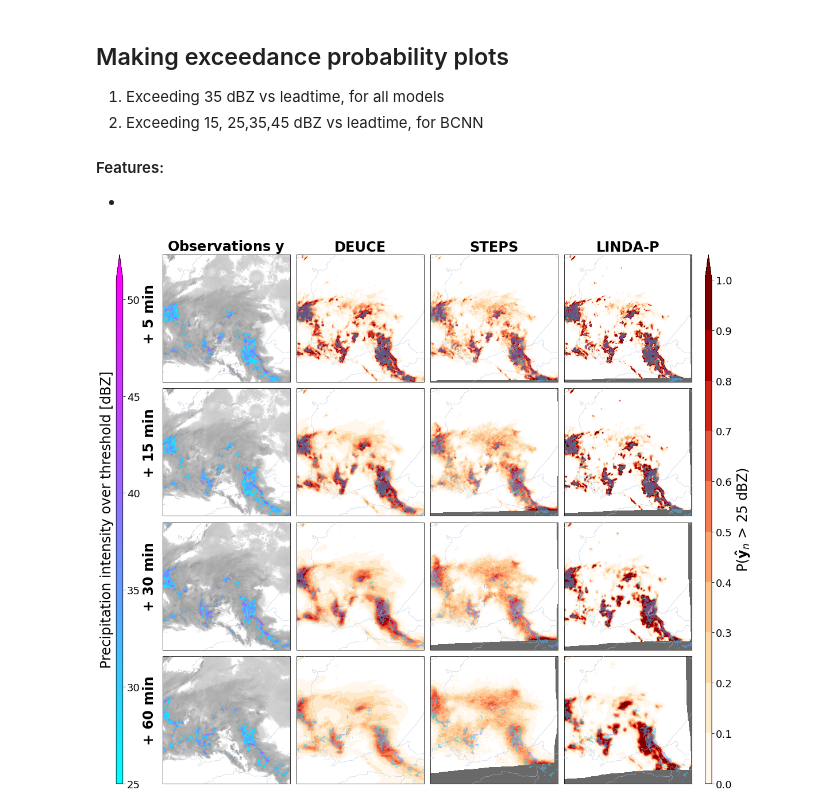
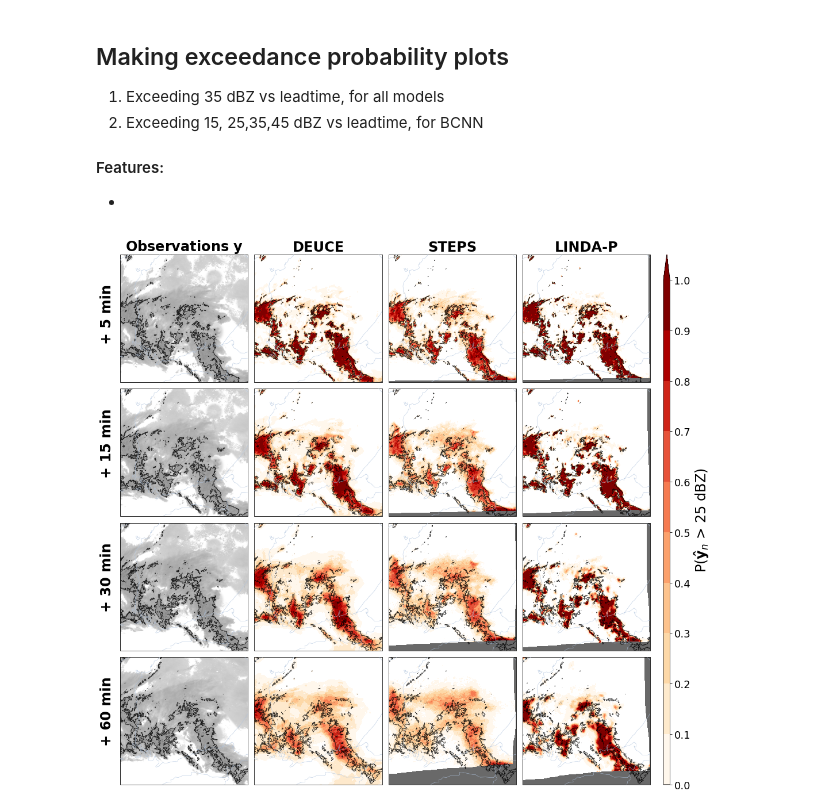
Before and after one commit to fmidev/deuce-nowcasting, a Jupyter notebook: notebooks/Case 2 Figures.ipynb, the cells around one changed output. Drawn from its saved outputs; the diff is of its cells as text; code cells hidden in the pictures.

Commit message:
review 2 notebooks, updated figures, removing bad import in verif/metrics

```diff
--- a/notebooks/Case 2 Figures.ipynb
+++ b/notebooks/Case 2 Figures.ipynb
@@ -15,7 +18,7 @@ import numpy as np
 from pincast_verif.nowcast_plot_tools import plot_image_grid
 import pincast_verif.io_tools as io
 # %%
-SAVE = False
+SAVE = True
 DATA_FOLDER = Path("../data")
 OUTPUT_FOLDER = DATA_FOLDER / "figures"
 
@@ -426,15 +429,20 @@ for i,lt in enumerate([0,2,5,11]):
                 zorder=100)
 
     ax[i,0].imshow(obses[lt], extent=(x0, x1, y0, y1), cmap="binary", alpha=0.5)
-    im_obs = ax[i,0].imshow(obses_over_25[lt], extent=(x0, x1, y0, y1), cmap="cool")
+    #im_obs = ax[i,0].imshow(obses_over_25[lt], extent=(x0, x1, y0, y1), cmap="cool")
+    ax[i,0].contour(obses[lt], [25], extent=(x0, x1, y0, y1), colors = ["k"], linewidths=[0.8], origin = "image", alpha = 0.8)
 
 
     ax[i,1].imshow(probs_bcnn[lt,1], extent=(x0, x1, y0, y1), cmap=cmap_prob, alpha=1, norm=norm_prob)
-    ax[i,1].imshow(obses_over_25[lt], extent=(x0, x1, y0, y1), cmap="cool", alpha=0.5)
+    ax[i,1].contour(obses[lt], [25], extent=(x0, x1, y0, y1), colors = ["k"], linewidths=[0.8], origin = "image", alpha = 0.8)
+    #ax[i,1].imshow(obses_over_25[lt], extent=(x0, x1, y0, y1), cmap="cool", alpha=0.5)
+
     ax[i,2].imshow(probs_steps[lt,1], extent=(x0, x1, y0, y1), cmap=cmap_prob, alpha=1, norm=norm_prob)
-    ax[i,2].imshow(obses_over_25[lt], extent=(x0, x1, y0, y1), cmap="cool", alpha=0.5)
+    ax[i,2].contour(obses[lt], [25], extent=(x0, x1, y0, y1), colors = ["k"], linewidths=[0.8], origin = "image", alpha = 0.8)
+    #ax[i,2].imshow(obses_over_25[lt], extent=(x0, x1, y0, y1), cmap="cool", alpha=0.5)
     im_p = ax[i,3].imshow(probs_linda_p[lt,1], extent=(x0, x1, y0, y1), cmap=cmap_prob, alpha=1, norm=norm_prob)
-    ax[i,3].imshow(obses_over_25[lt], extent=(x0, x1, y0, y1), cmap="cool", alpha=0.5)
+    ax[i,3].contour(obses[lt], [25], extent=(x0, x1, y0, y1), colors = ["k"], linewidths=[0.8], origin = "image", alpha = 0.8)
+    #ax[i,3].imshow(obses_over_25[lt], extent=(x0, x1, y0, y1), cmap="cool", alpha=0.5)
 
 #circles
 #for j in range(4):
@@ -442,39 +450,39 @@ for i,lt in enumerate([0,2,5,11]):
 #    ax[3,j].text(240000-10000, 300000-110000, "1", color="black",fontweight="bold",fontsize=18)
 
 plt.subplots_adjust(
     left=0.1,
     bottom=0.1,
     right=0.9,
     top=0.9,
     wspace=0.05,
     hspace=0.05)
 
 cbar_p_ax = fig.add_axes([0.92, 0.1, 0.01, 0.8])
-cbar_g_ax = fig.add_axes([0.03, 0.1, 0.01, 0.8])
+#cbar_g_ax = fig.add_axes([0.03, 0.1, 0.01, 0.8])
 cbar_p = fig.colorbar(im_p, ticks=clevs_prob, spacing="uniform", extend="max",cax=cbar_p_ax)
 cbar_p.ax.set_yticklabels(clevs_str_prob)
-cbar_g = fig.colorbar(im_obs, spacing="uniform", extend="max",cax=cbar_g_ax)
+#cbar_g = fig.colorbar(im_obs, spacing="uniform", extend="max",cax=cbar_g_ax)
 cbar_p.set_label("P($\mathbf{\hat{y}}_n$ > 25 dBZ)", fontsize=fs)
-cbar_g.set_label(f"Precipitation intensity over threshold [dBZ]", fontsize=fs)
-cbar_g.ax.yaxis.set_label_position('left')
+#cbar_g.set_label(f"Precipitation intensity over threshold [dBZ]", fontsize=fs)
+#cbar_g.ax.yaxis.set_label_position('left')
 cbar_p_ax.tick_params(labelsize=fs_tick)
-cbar_g_ax.tick_params(labelsize=fs_tick)
+#cbar_g_ax.tick_params(labelsize=fs_tick)
 
 
 # lead time labels
 grid = plt.GridSpec(4, 4)
 time_x =-0.01
 time_y = 0.30
 create_subtitle(fig, grid[0,::], '+ 5 min', pos="left", x=time_x, y=time_y, fontsize=fs)
 create_subtitle(fig, grid[1,::], '+ 15 min', pos="left", x=time_x, y=time_y, fontsize=fs)
 create_subtitle(fig, grid[2,::], '+ 30 min', pos="left", x=time_x, y=time_y, fontsize=fs)
 create_subtitle(fig, grid[3,::], '+ 60 min', pos="left", x=time_x, y=time_y, fontsize=fs)
 
 #fig.tight_layout()
 if SAVE:
     fig.savefig(OUTPUT_FOLDER / "case_exc_vs_model_2.pdf", bbox_inches='tight')
 # %% [output]
-[figure, old version]
+[figure, new version]
 # %%
 obses_over_15 = obses.copy()
 obses_over_15[obses_over_15 < 15.0] = np.nan
```
Also changed, not shown: parts of 4 cells of this notebook, 23 other files.
